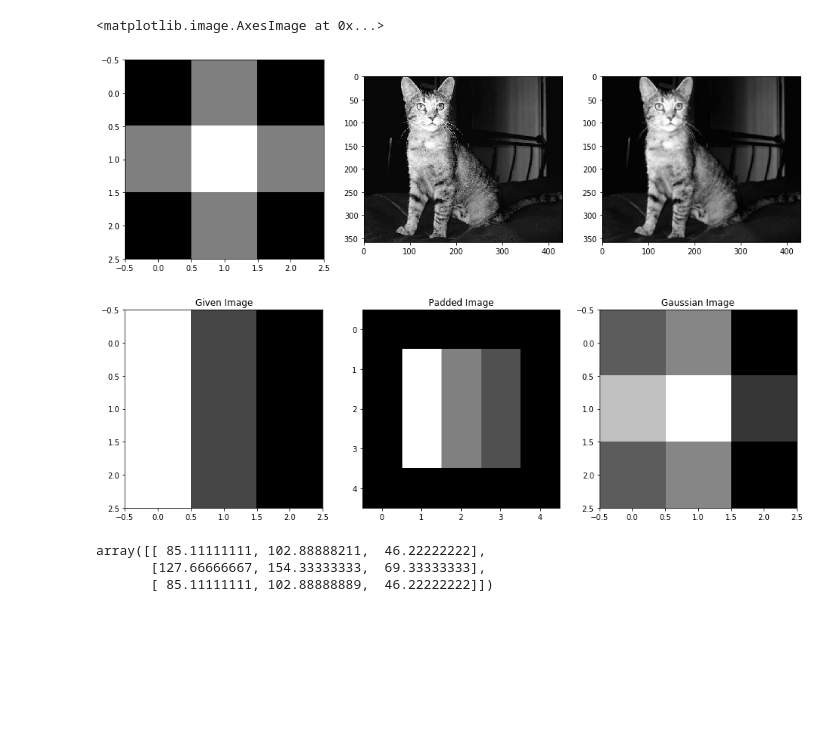
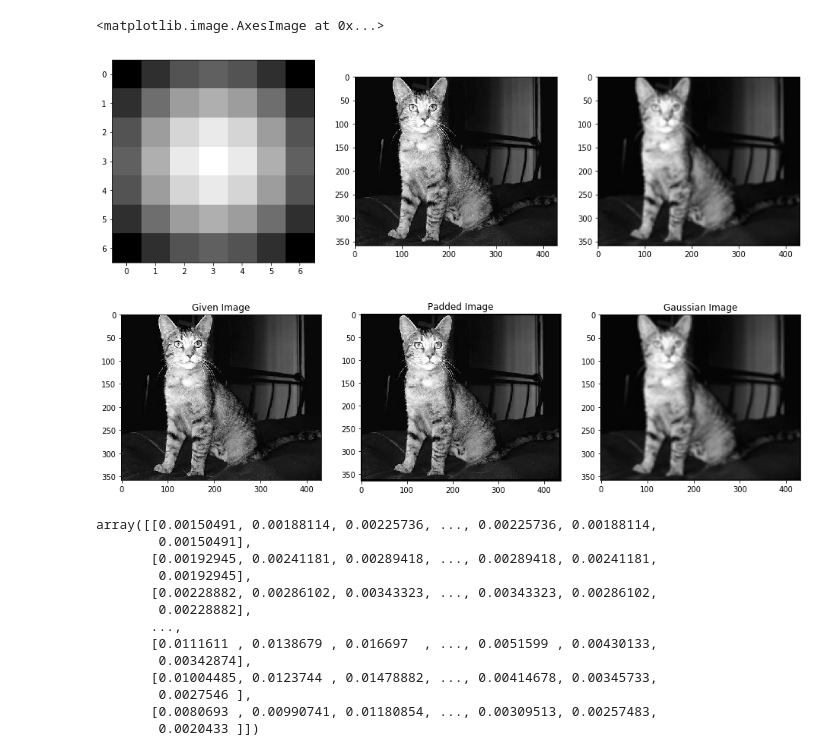
Before and after one commit to SatioO/DL_Practices, a Jupyter notebook: TF Implementation of Gaussian Filter.ipynb, the cells around one changed output. Drawn from its saved outputs; the diff is of its cells as text; code cells hidden in the pictures; blank space fills up the shorter version.

```diff
--- a/TF Implementation of Gaussian Filter.ipynb
+++ b/TF Implementation of Gaussian Filter.ipynb
@@ -24,7 +24,7 @@ def gaussian_blur(img, kernel_size=11, sigma=5):
     gaussian_kernel = gaussion_filter(tf.shape(img)[-1])
     return gaussian_kernel[..., tf.newaxis]
 # %%
-kernel = gaussian_blur(img, 3, 9)
+kernel = gaussian_blur(img, 7, 3)
 # %%
 image = tf.reshape(img, [1, img.shape[0], img.shape[1], 1], name='image')
 conv = tf.nn.conv2d(image, kernel, [1, 1, 1, 1], "SAME")
@@ -35,7 +35,7 @@ ax[1].imshow(tf.reshape(img, (img.shape[0], img.shape[1])), interpolation='none'
 ax[2].imshow(tf.reshape(conv[0], (conv.shape[1], conv.shape[2])), interpolation='none', cmap='gray')
 # %% [output]
 <matplotlib.image.AxesImage at 0x...>
-[figure, old version]
+[figure, new version]
 # %%
 def convolution(image, kernel, verbose = True, average = False):
     image_row, image_col = image.shape
@@ -52,9 +52,9 @@ def convolution(image, kernel, verbose = True, average = False):
 
     for row in range(image_row):
         for col in range(image_col):
-            output[row, col] = np.sum(kernel * padded_image[row:row + kernel_row, col:col + kernel_col])
+            output[row, col] = np.sum(np.matmul(np.reshape(kernel, (kernel_row, kernel_col)), padded_image[row:row + kernel_row, col:col + kernel_col]))
             if average:
-                output[row, col] /= kernel.shape[0] * kernel.shape[1]
+                output[row, col] = np.divide(output[row, col], np.multiply(kernel.shape[0], kernel.shape[1]))
 
     if verbose:
         fig, ax = plt.subplots(1, 3, figsize=(16, 16))
@@ -69,9 +69,19 @@ def convolution(image, kernel, verbose = True, average = False):
     return output
 # %%
 sample_image = np.array([[255,128,80], [255,128,80], [255,128,80]])
-convolution(sample_image, kernel, average=True)
+convolution(tf.reshape(image, (359, 431)), kernel, average=True)
 # %% [output]
-[figure, old version]
+[figure, new version]
-array([[ 85.11111111, 102.88888211,  46.22222222],
-       [127.66666667, 154.33333333,  69.33333333],
-       [ 85.11111111, 102.88888889,  46.22222222]])
+array([[0.00150491, 0.00188114, 0.00225736, ..., 0.00225736, 0.00188114,
+        0.00150491],
+       [0.00192945, 0.00241181, 0.00289418, ..., 0.00289418, 0.00241181,
+        0.00192945],
+       [0.00228882, 0.00286102, 0.00343323, ..., 0.00343323, 0.00286102,
+        0.00228882],
+       ...,
+       [0.0111611 , 0.0138679 , 0.016697  , ..., 0.0051599 , 0.00430133,
+        0.00342874],
+       [0.01004485, 0.0123744 , 0.01478882, ..., 0.00414678, 0.00345733,
+        0.0027546 ],
+       [0.0080693 , 0.00990741, 0.01180854, ..., 0.00309513, 0.00257483,
+        0.0020433 ]])
```
